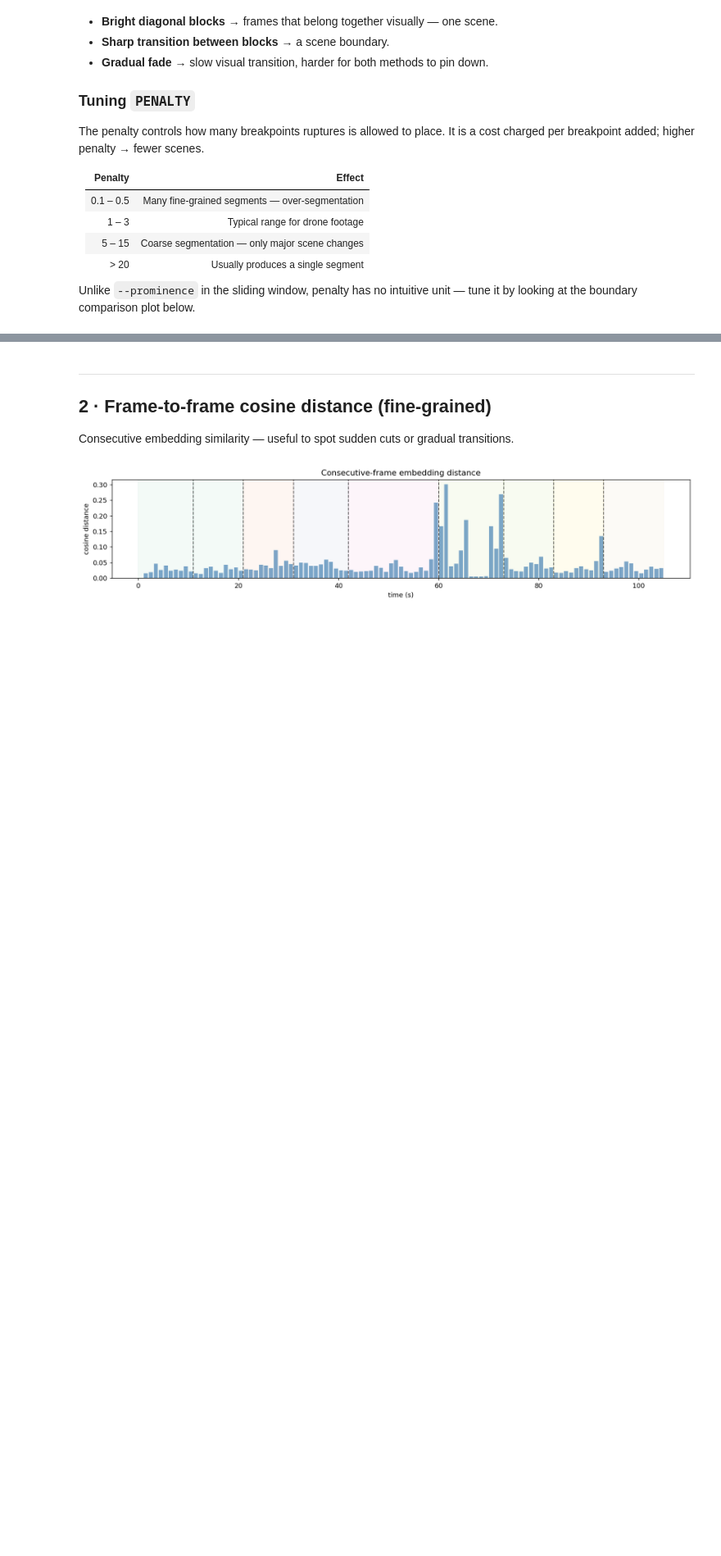
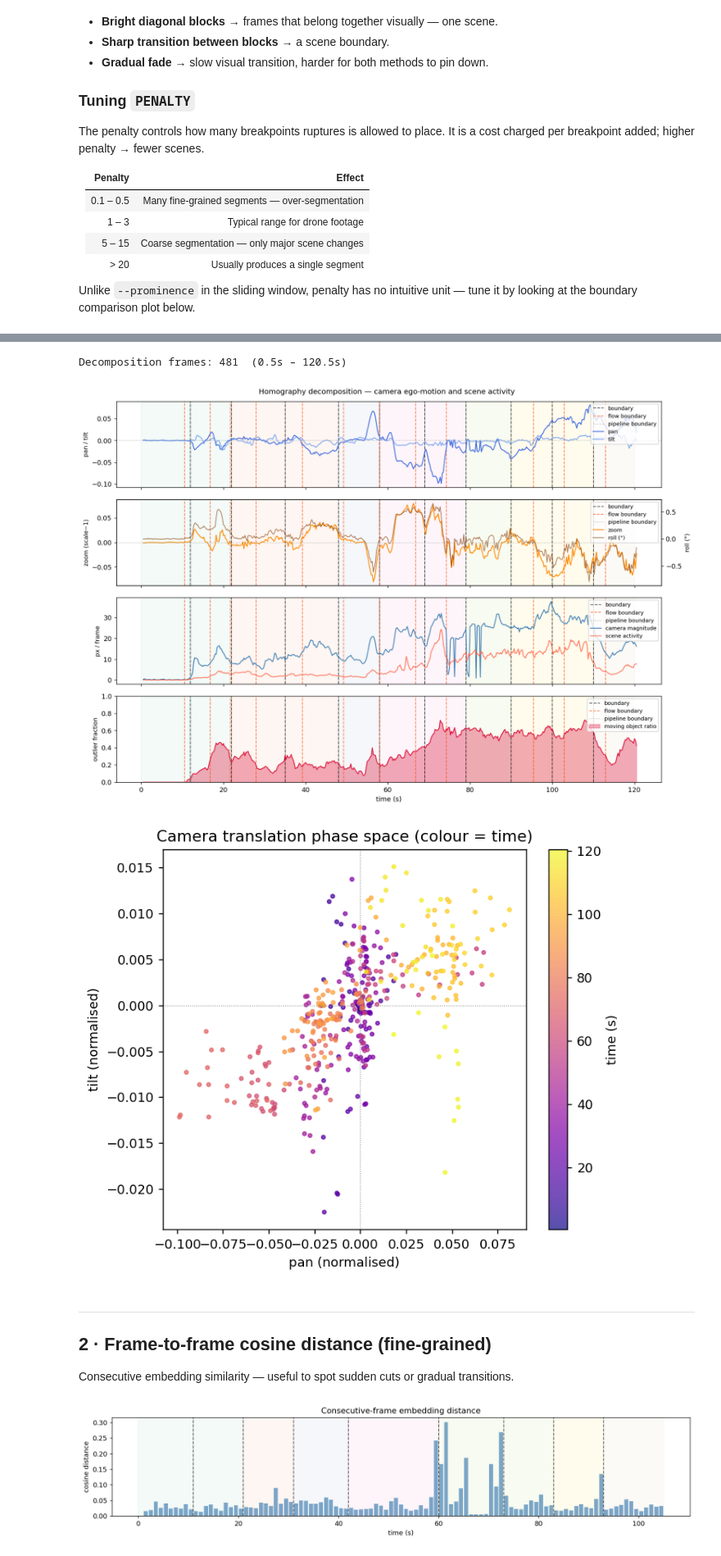
Before and after one commit to n-ploch/ai-video-cutter, a Jupyter notebook: notebooks/analysis_explorer.ipynb, the cells around one changed output, grey strips where cells are left out. Shown at 82% size. Drawn from its saved outputs; the diff is of its cells as text; code cells hidden in the pictures; blank space fills up the shorter version.

```diff
--- a/notebooks/analysis_explorer.ipynb
+++ b/notebooks/analysis_explorer.ipynb
@@ -315,3 +330,83 @@ else:
+# %%
+# ── Load decomposition ────────────────────────────────────────────────────
+raw_decomp = data.get("flow_decomposition", [])
+if not raw_decomp:
+    print("No flow_decomposition in JSON — re-run with --flow-only --use-existing")
+else:
+    fd = pd.DataFrame(raw_decomp).sort_values("timestamp").reset_index(drop=True)
+    print(f"Decomposition frames: {len(fd)}  "
+          f"({fd['timestamp'].iloc[0]:.1f}s – {fd['timestamp'].iloc[-1]:.1f}s)")
+
+    # ── Figure 1: Camera translation (pan / tilt) ─────────────────────────
+    fig, axes = plt.subplots(4, 1, figsize=(13, 9), sharex=True)
+    fig.suptitle("Homography decomposition — camera ego-motion and scene activity", fontsize=11)
+
+    def _mark_boundaries(ax):
+        add_scene_bands(ax)
+        fb = data.get("flow_boundaries", [])
+        for b in fb:
+            ax.axvline(b, color="orangered", lw=1.1, ls="--", alpha=0.7,
+                       label="flow boundary" if b == fb[0] else "")
+        for b in boundaries[1:-1]:
+            ax.axvline(b, color="black", lw=0.8, ls=":", alpha=0.4,
+                       label="pipeline boundary" if b == boundaries[1] else "")
+
+    # Panel 1 — pan & tilt
+    _mark_boundaries(axes[0])
+    axes[0].plot(fd["timestamp"], fd["pan"],  color="royalblue",   lw=1.3, label="pan")
+    axes[0].plot(fd["timestamp"], fd["tilt"], color="cornflowerblue", lw=1.3, label="tilt", alpha=0.8)
+    axes[0].axhline(0, color="grey", lw=0.6, ls=":")
+    axes[0].set_ylabel("pan / tilt", fontsize=9)
+    axes[0].legend(fontsize=8, loc="upper right")
+
+    # Panel 2 — roll & zoom
+    _mark_boundaries(axes[1])
+    ax1b = axes[1].twinx()
+    axes[1].plot(fd["timestamp"], fd["zoom"], color="darkorange",   lw=1.3, label="zoom")
+    ax1b.plot(   fd["timestamp"], fd["roll"], color="saddlebrown",  lw=1.1, label="roll (°)", alpha=0.7)
+    axes[1].axhline(0, color="grey", lw=0.6, ls=":")
+    axes[1].set_ylabel("zoom (scale−1)", fontsize=9)
+    ax1b.set_ylabel("roll (°)", fontsize=9)
+    lines1, labels1 = axes[1].get_legend_handles_labels()
+    lines2, labels2 = ax1b.get_legend_handles_labels()
+    axes[1].legend(lines1 + lines2, labels1 + labels2, fontsize=8, loc="upper right")
+
+    # Panel 3 — camera vs. scene magnitude
+    _mark_boundaries(axes[2])
+    axes[2].plot(fd["timestamp"], fd["camera_magnitude"], color="steelblue",  lw=1.3, label="camera magnitude")
+    axes[2].plot(fd["timestamp"], fd["scene_activity"],   color="tomato",     lw=1.3, label="scene activity", alpha=0.85)
+    axes[2].set_ylabel("px / frame", fontsize=9)
+    axes[2].legend(fontsize=8, loc="upper right")
+
+    # Panel 4 — moving object ratio
+    _mark_boundaries(axes[3])
+    axes[3].fill_between(fd["timestamp"], fd["moving_object_ratio"],
+                         alpha=0.35, color="crimson", label="moving object ratio")
+    axes[3].plot(fd["timestamp"], fd["moving_object_ratio"], color="crimson", lw=1.2)
+    axes[3].set_ylim(0, 1)
+    axes[3].set_ylabel("outlier fraction", fontsize=9)
+    axes[3].set_xlabel("time (s)")
+    axes[3].legend(fontsize=8, loc="upper right")
+
+    plt.tight_layout()
+    plt.show()
+
+    # ── Figure 2: pan/tilt phase space coloured by time ───────────────────
+    fig, ax = plt.subplots(figsize=(6, 5))
+    sc = ax.scatter(fd["pan"], fd["tilt"],
+                    c=fd["timestamp"], cmap="plasma", s=8, alpha=0.7)
+    plt.colorbar(sc, ax=ax, label="time (s)")
+    ax.axhline(0, color="grey", lw=0.6, ls=":")
+    ax.axvline(0, color="grey", lw=0.6, ls=":")
+    ax.set_xlabel("pan (normalised)")
+    ax.set_ylabel("tilt (normalised)")
+    ax.set_title("Camera translation phase space (colour = time)")
+    plt.tight_layout()
+    plt.show()
+# %% [output]
+Decomposition frames: 481  (0.5s – 120.5s)
+[figure, added]
+[figure, added]
 # %% [markdown]
 ---
 ## 2 · Frame-to-frame cosine distance (fine-grained)
```
Also changed, not shown: parts of 9 cells of this notebook.
